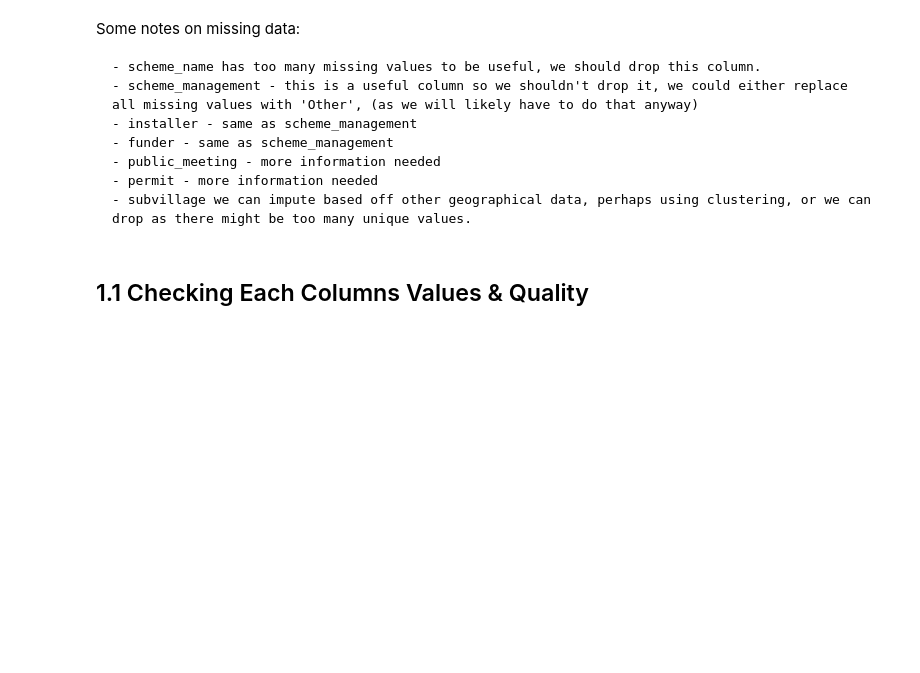
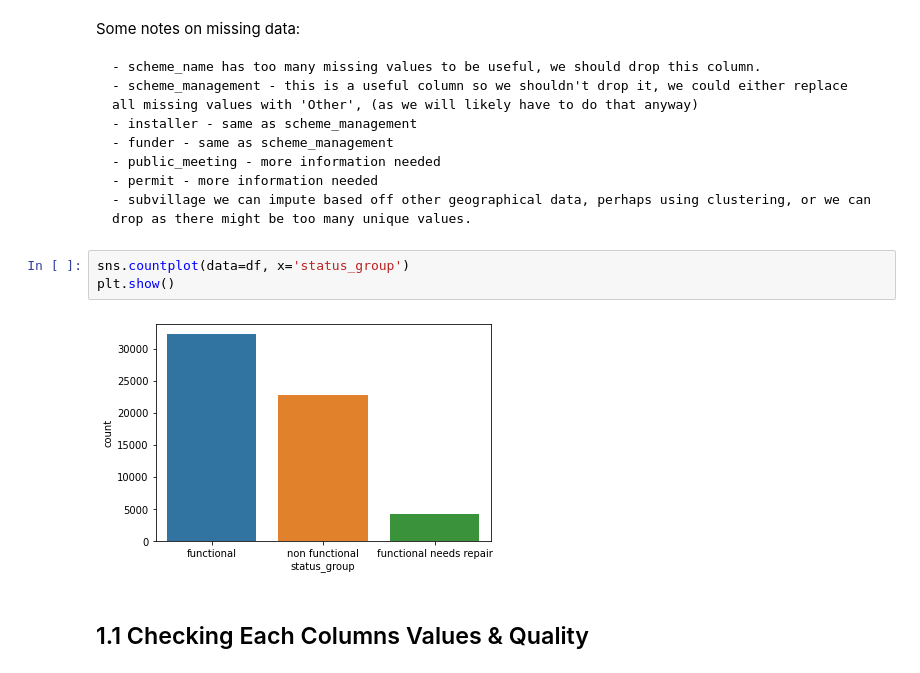
Before and after one commit to JasonErwin/dma-project, a Jupyter notebook: Data Understanding & Statistical Analysis.ipynb, the cells around one changed output. Drawn from its saved outputs; the diff is of its cells as text; blank space fills up the shorter version.

```diff
--- a/Data Understanding & Statistical Analysis.ipynb
+++ b/Data Understanding & Statistical Analysis.ipynb
@@ -121,6 +121,11 @@ Some notes on missing data:
     - public_meeting - more information needed
     - permit - more information needed
     - subvillage we can impute based off other geographical data, perhaps using clustering, or we can drop as there might be too many unique values.
+# %%
+sns.countplot(data=df, x='status_group')
+plt.show()
+# %% [output]
+[figure, added]
 # %% [markdown]
 ## 1.1 Checking Each Columns Values & Quality
 # %% [markdown]
```
Also changed, not shown: 3 other files.
